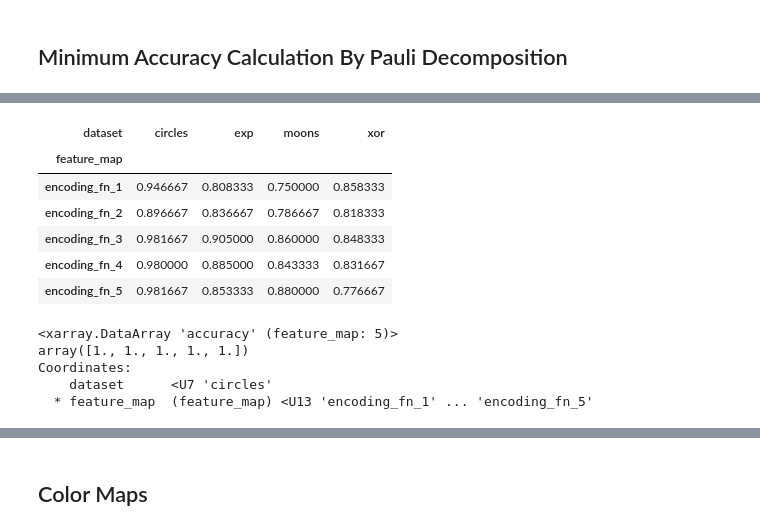
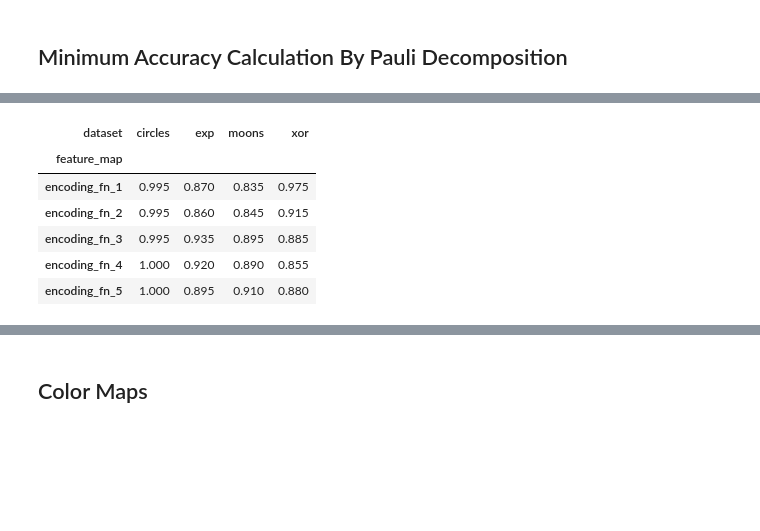
Before and after one commit to amandaturney/qml, a Jupyter notebook: project/feature_maps.ipynb, the cells around one changed output, grey strips where cells are left out. Cells and saved outputs as stored; diff of their text form; code cells hidden in the pictures; blank space fills up the shorter version.

```diff
--- a/project/feature_maps.ipynb
+++ b/project/feature_maps.ipynb
@@ -327,14 +404,14 @@ import xarray as xr
 from sklearn.svm import SVC
 
 # Store results
-cv_num = 30
+cv_num = 10
 results_train = np.empty((cv_num, len(DATASET_NAMES), len(encoding_fns)))
 results_test = np.empty((cv_num, len(DATASET_NAMES), len(encoding_fns)))
 
 # Define all the settings for running this exactly as the paper (except random seeds)
 training_pct = 0.5
 N = 40
-c = 10e10
+c = 10e10 # this implements hard-margin SVM but could be overfitting
 data_seed = 111720231
 sampler_seed = 111720232
 shots = 10000
@@ -342,6 +419,8 @@ backend='qasm_simulator'
 
 
 for cv_id in np.arange(cv_num):
+    logger.info(f"Training models for cross fold validation {cv_id}")
+
     datasets = make_datasets(n_samples=N, training_pct=training_pct, seed=data_seed+cv_id)
     for ef_idx, encoding_fn in enumerate(encoding_fns.values()):
         for ds_idx, dataset in enumerate(datasets):
@@ -522,7 +599,7 @@ This next section is going to replicate the minimum accuracy calculation procedu
 from collections import OrderedDict
 from qiskit.quantum_info import DensityMatrix, SparsePauliOp, Statevector
 
-def convert_to_pauli_decomposition(
+def convert_to_pauli_decomposition_old(
         ds: np.ndarray, feature_map: PauliFeatureMap
     ) -> Tuple[np.ndarray, List[str]]:
     """
@@ -591,5 +668,28 @@ coefficients = {
     'ZZ': lambda x1, x2, x12: cos(x1)*cos(x2)/4
 }
 
-def compute_coefficients(x1s: np.ndarray, x2s: np.ndarray, x3s: np.ndarray) -> np.ndarray:
-    return np.hstack([fn(x1s, x2s, x3s) for fn in coefficients.values()])
+def convert_to_pauli_decomposition(ds: np.ndarray, encoding_fn: Callable) -> Tuple[np.ndarray, List[str]]:
+    """
+    Given a dataset of shape (M x N) where M is the number of samples and
+    N is the number of features, this function returns a 2D array of the
+    quantum representation of the dataset given a feature map. This
+    representation first computes the state vector of the data-encoded
+    quantum state for each data point, then it converts to the density
+    matrix representation, and lastly it converts to a sparse Pauli basis
+    representation. For 2-qubits, there are 16 axes so the returned quantum
+    dataset will be of shape (M x 16) where each datapoint (row) will have
+    16 values corresponding to the 16 coefficients in this feature space.
+
+    Args:
+        ds (np.ndarray): classical dataset
+        feature_map (PauliFeatureMap): feature map to encode the classical
+            datapoints to a quantum state
+
+    Returns:
+        np.ndarray: quantum Pauli decomposition representation of dataset
+        List[str]: Pauli basis axes
+    """
+    x1, x2 = np.hsplit(ds, 2)
+    x3 = encoding_fn(x1, x2)
+
+    return np.hstack([fn(x1, x2, x3) for fn in coefficients.values()]), list(coefficients.keys())
@@ -625,9 +732,10 @@ for cv_id in np.arange(cv_num):
     datasets = make_datasets(n_samples=N, training_pct=training_pct, seed=data_seed+cv_id)
     for ef_idx, encoding_fn in enumerate(encoding_fns.values()):
         for ds_idx, dataset in enumerate(datasets):
-            feature_map = param_circuit(encoding_fn)
-            quantum_ds, pauli_axes = convert_to_pauli_decomposition(datasets[dataset]['test']['X'], feature_map=feature_map)
-            labels = datasets[dataset]['test']['y']
+            quantum_ds, pauli_axes = convert_to_pauli_decomposition(
+                datasets[dataset]['train']['X'], encoding_fn=encoding_fn
+            )
+            labels = datasets[dataset]['train']['y']
             n_samples, n_quantum_dims =  quantum_ds.shape
 
             max_acc = 0.0
@@ -694,18 +762,10 @@ np.testing.assert_allclose(min_test_accuracy_ds.accuracy, min_test_accuracy_ds2.
 # %%
-results_ds.test.mean('cv_id').to_pandas()
+min_test_accuracy_ds.accuracy.mean('cv_id').to_pandas()
 # %% [output]
 | dataset | circles | exp | moons | xor |
 | feature_map |  |  |  |  |
-| encoding_fn_1 | 0.946667 | 0.808333 | 0.750000 | 0.858333 |
-| encoding_fn_2 | 0.896667 | 0.836667 | 0.786667 | 0.818333 |
-| encoding_fn_3 | 0.981667 | 0.905000 | 0.860000 | 0.848333 |
-| encoding_fn_4 | 0.980000 | 0.885000 | 0.843333 | 0.831667 |
-| encoding_fn_5 | 0.981667 | 0.853333 | 0.880000 | 0.776667 |
+| encoding_fn_1 | 0.995 | 0.870 | 0.835 | 0.975 |
+| encoding_fn_2 | 0.995 | 0.860 | 0.845 | 0.915 |
+| encoding_fn_3 | 0.995 | 0.935 | 0.895 | 0.885 |
+| encoding_fn_4 | 1.000 | 0.920 | 0.890 | 0.855 |
+| encoding_fn_5 | 1.000 | 0.895 | 0.910 | 0.880 |
-# %%
-min_test_accuracy_ds.accuracy.mean('cv_id').sel(dataset='circles')
-# %% [output]
-<xarray.DataArray 'accuracy' (feature_map: 5)>
-array([1., 1., 1., 1., 1.])
-Coordinates:
-    dataset      <U7 'circles'
-  * feature_map  (feature_map) <U13 'encoding_fn_1' ... 'encoding_fn_5'
```
Also changed, not shown: parts of 52 cells of this notebook.
